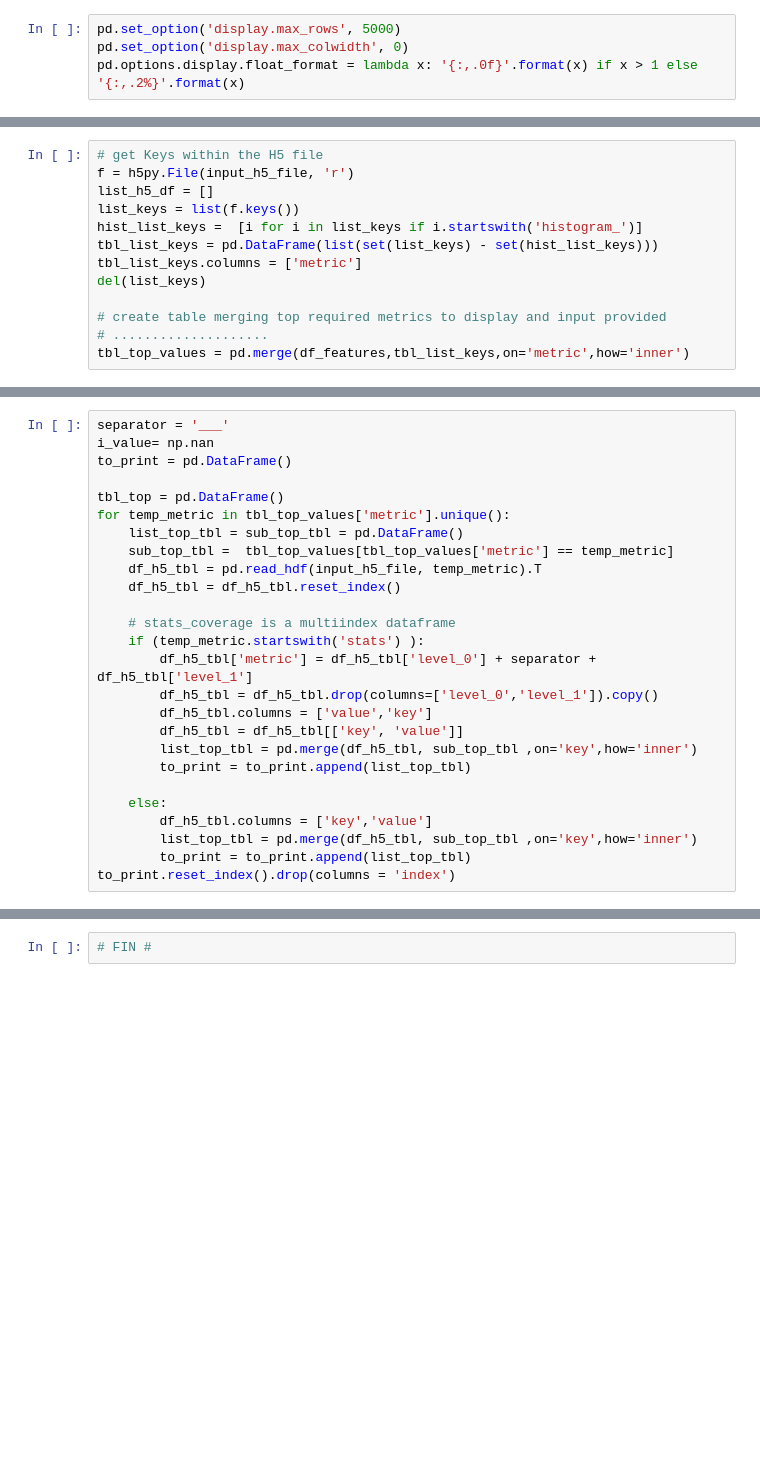
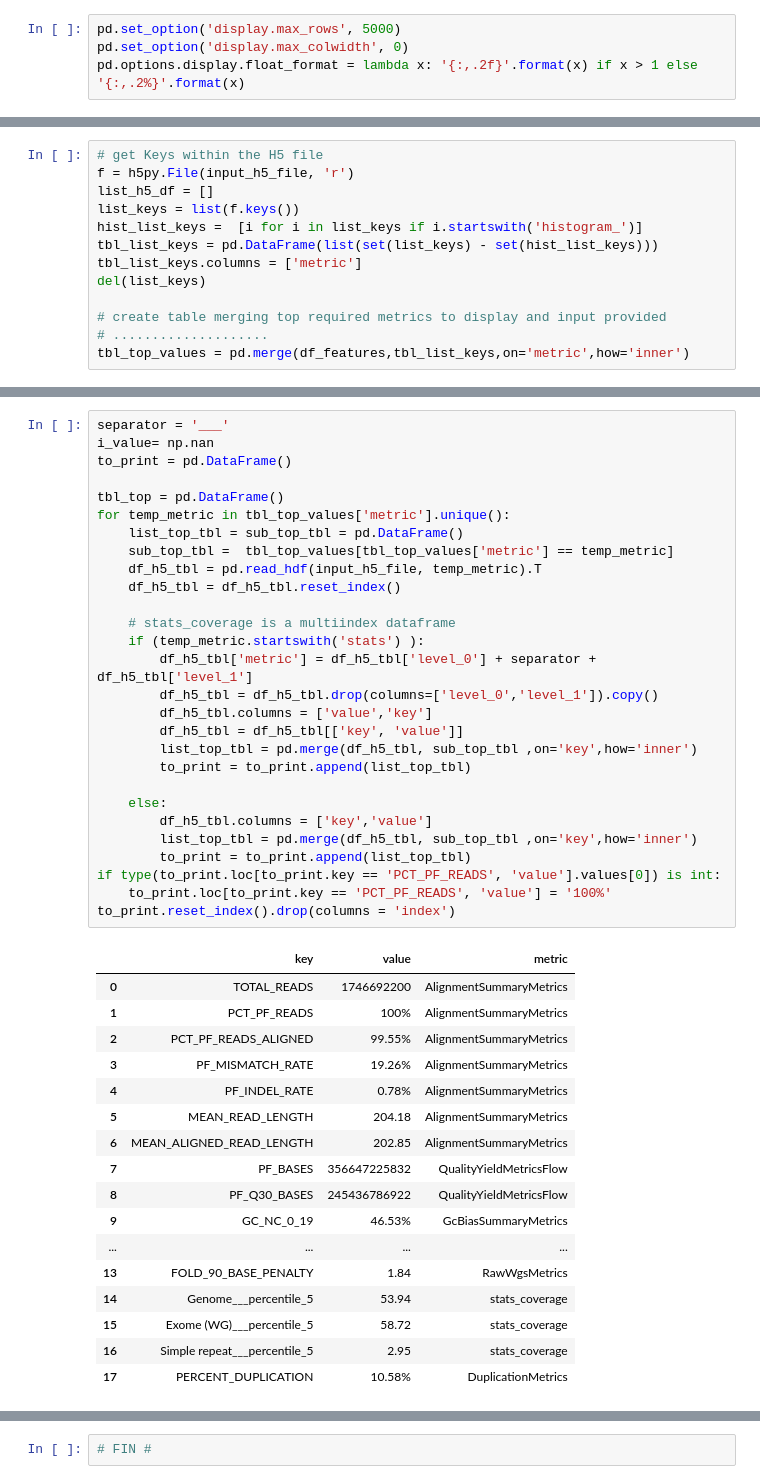
Before and after one commit to Ultimagen/VariantCalling, a Jupyter notebook: ugvc/reports/single_sample_qc_create_html_report.ipynb, the cells around one changed output, grey strips where cells are left out. Cells and saved outputs as stored; diff of their text form; blank space fills up the shorter version.

```diff
--- a/ugvc/reports/single_sample_qc_create_html_report.ipynb
+++ b/ugvc/reports/single_sample_qc_create_html_report.ipynb
@@ -14,7 +14,7 @@ import re
 # %%
 pd.set_option('display.max_rows', 5000)
 pd.set_option('display.max_colwidth', 0)
-pd.options.display.float_format = lambda x: '{:,.0f}'.format(x) if x > 1 else '{:,.2%}'.format(x)
+pd.options.display.float_format = lambda x: '{:,.2f}'.format(x) if x > 1 else '{:,.2%}'.format(x)
 # %%
 from IPython.core.interactiveshell import InteractiveShell
 InteractiveShell.ast_node_interactivity = "all"
@@ -52,29 +58,49 @@ HTML("<b>"+""+"</b>")
 # %%
 separator = '___'
 i_value= np.nan
 to_print = pd.DataFrame()
 
 tbl_top = pd.DataFrame()
 for temp_metric in tbl_top_values['metric'].unique():
     list_top_tbl = sub_top_tbl = pd.DataFrame()
     sub_top_tbl =  tbl_top_values[tbl_top_values['metric'] == temp_metric]
     df_h5_tbl = pd.read_hdf(input_h5_file, temp_metric).T
     df_h5_tbl = df_h5_tbl.reset_index()
 
     # stats_coverage is a multiindex dataframe
     if (temp_metric.startswith('stats') ):
         df_h5_tbl['metric'] = df_h5_tbl['level_0'] + separator + df_h5_tbl['level_1']
         df_h5_tbl = df_h5_tbl.drop(columns=['level_0','level_1']).copy()
         df_h5_tbl.columns = ['value','key']
         df_h5_tbl = df_h5_tbl[['key', 'value']]
         list_top_tbl = pd.merge(df_h5_tbl, sub_top_tbl ,on='key',how='inner')
         to_print = to_print.append(list_top_tbl)
 
     else:
         df_h5_tbl.columns = ['key','value']
         list_top_tbl = pd.merge(df_h5_tbl, sub_top_tbl ,on='key',how='inner')
         to_print = to_print.append(list_top_tbl)
+if type(to_print.loc[to_print.key == 'PCT_PF_READS', 'value'].values[0]) is int:
+    to_print.loc[to_print.key == 'PCT_PF_READS', 'value'] = '100%'
 to_print.reset_index().drop(columns = 'index')
+# %% [output]
+|  | key | value | metric |
+| 0 | TOTAL_READS | 1746692200 | AlignmentSummaryMetrics |
+| 1 | PCT_PF_READS | 100% | AlignmentSummaryMetrics |
+| 2 | PCT_PF_READS_ALIGNED | 99.55% | AlignmentSummaryMetrics |
+| 3 | PF_MISMATCH_RATE | 19.26% | AlignmentSummaryMetrics |
+| 4 | PF_INDEL_RATE | 0.78% | AlignmentSummaryMetrics |
+| 5 | MEAN_READ_LENGTH | 204.18 | AlignmentSummaryMetrics |
+| 6 | MEAN_ALIGNED_READ_LENGTH | 202.85 | AlignmentSummaryMetrics |
+| 7 | PF_BASES | 356647225832 | QualityYieldMetricsFlow |
+| 8 | PF_Q30_BASES | 245436786922 | QualityYieldMetricsFlow |
+| 9 | GC_NC_0_19 | 46.53% | GcBiasSummaryMetrics |
+| ... | ... | ... | ... |
+| 13 | FOLD_90_BASE_PENALTY | 1.84 | RawWgsMetrics |
+| 14 | Genome___percentile_5 | 53.94 | stats_coverage |
+| 15 | Exome (WG)___percentile_5 | 58.72 | stats_coverage |
+| 16 | Simple repeat___percentile_5 | 2.95 | stats_coverage |
+| 17 | PERCENT_DUPLICATION | 10.58% | DuplicationMetrics |
 # %%
 HTML("<b>"+""+"</b>")
 HTML("<hr/>")
```
Also changed, not shown: parts of 3 cells of this notebook, 4 other files.
